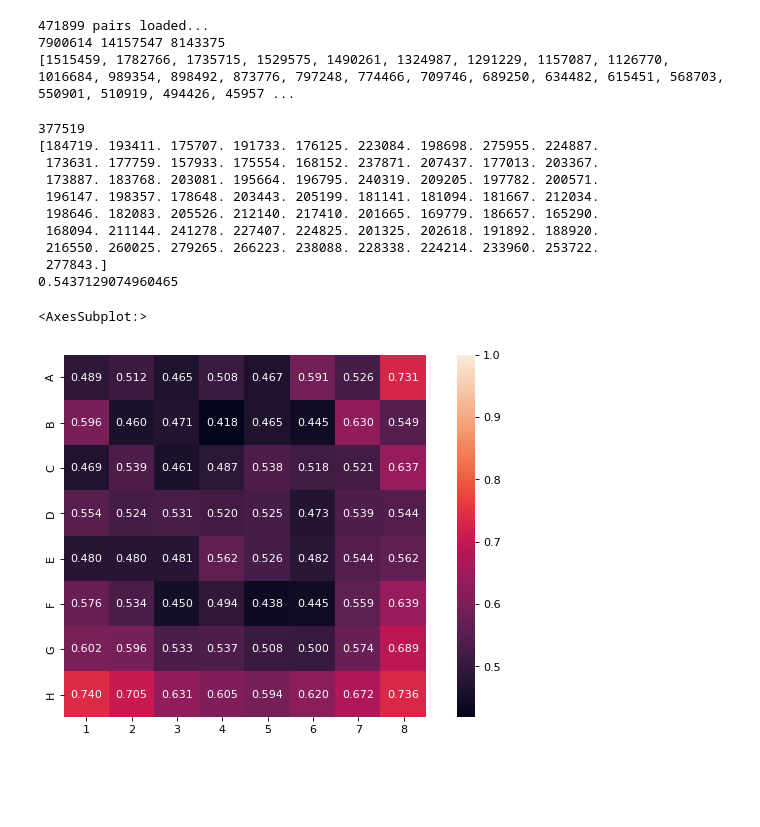
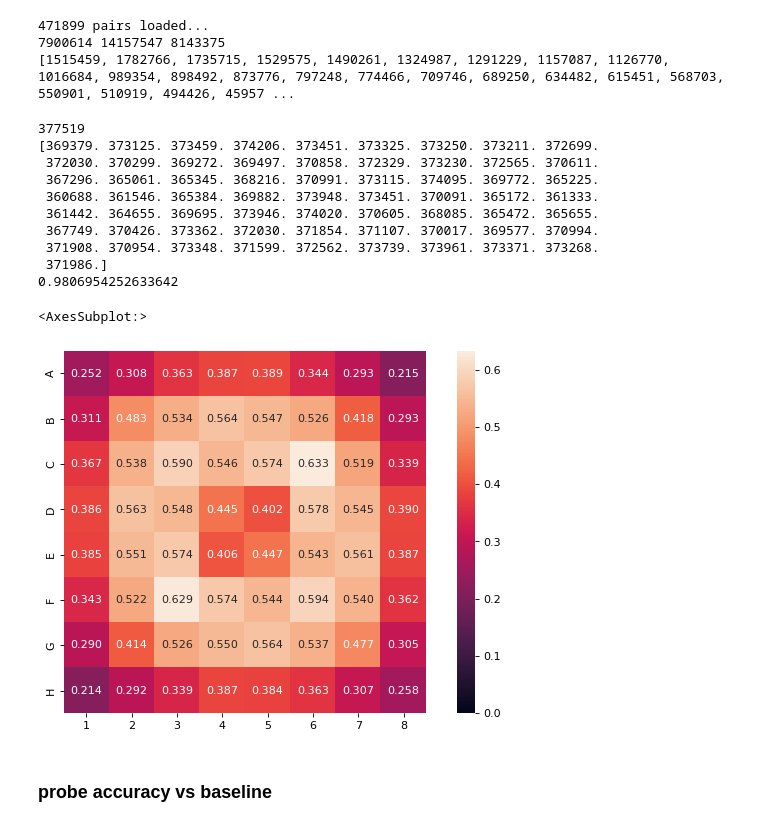
Before and after one commit to icemoon97/othello_world, a Jupyter notebook: probes.ipynb, the cells around one changed output. Drawn from its saved outputs; the diff is of its cells as text; code cells hidden in the pictures; blank space fills up the shorter version.

```diff
--- a/probes.ipynb
+++ b/probes.ipynb
@@ -139,7 +143,7 @@ test_loader = DataLoader(test_dataset, shuffle=True, pin_memory=True, batch_size
 [1515459, 1782766, 1735715, 1529575, 1490261, 1324987, 1291229, 1157087, 1126770, 1016684, 989354, 898492, 873776, 797248, 774466, 709746, 689250, 634482, 615451, 568703, 550901, 510919, 494426, 45957 ...
 # %%
 probe = BatteryProbeClassificationTwoLayer(device, probe_class=3, num_task=64, mid_dim=256)
-load_res = probe.load_state_dict(torch.load(f"./ckpts/bias/probes/state_tl256_b95/layer6/checkpoint.ckpt"))
+load_res = probe.load_state_dict(torch.load(f"./ckpts/bias/probes/state_tl256_control/layer6/checkpoint.ckpt"))
 
 probe = probe.to(device)
 # %%
@@ -166,23 +170,26 @@ print(total_correct)
 print(sum(total_correct) / (total_games * 64))
 # %% [output]
 377519
-[184719. 193411. 175707. 191733. 176125. 223084. 198698. 275955. 224887.
- 173631. 177759. 157933. 175554. 168152. 237871. 207437. 177013. 203367.
- 173887. 183768. 203081. 195664. 196795. 240319. 209205. 197782. 200571.
- 196147. 198357. 178648. 203443. 205199. 181141. 181094. 181667. 212034.
- 198646. 182083. 205526. 212140. 217410. 201665. 169779. 186657. 165290.
- 168094. 211144. 241278. 227407. 224825. 201325. 202618. 191892. 188920.
- 216550. 260025. 279265. 266223. 238088. 228338. 224214. 233960. 253722.
- 277843.]
-0.5437129074960465
+[369379. 373125. 373459. 374206. 373451. 373325. 373250. 373211. 372699.
+ 372030. 370299. 369272. 369497. 370858. 372329. 373230. 372565. 370611.
+ 367296. 365061. 365345. 368216. 370991. 373115. 374095. 369772. 365225.
+ 360688. 361546. 365384. 369882. 373948. 373451. 370091. 365172. 361333.
+ 361442. 364655. 369695. 373946. 374020. 370605. 368085. 365472. 365655.
+ 367749. 370426. 373362. 372030. 371854. 371107. 370017. 369577. 370994.
+ 371908. 370954. 373348. 371599. 372562. 373739. 373961. 373371. 373268.
+ 371986.]
+0.9806954252633642
+# %%
+baseline = np.load("visuals/data/probe_baseline_simple_10k.npy")
 # %%
 import seaborn as sns
 
 avg = total_correct / total_games
+diff = avg - baseline
 fig=plt.figure(figsize=(10, 6), dpi= 80, facecolor='w', edgecolor='k')
-sns.heatmap(avg.reshape(8, 8), vmax=1,
+sns.heatmap(diff.reshape(8, 8), vmin=0,
             yticklabels=list("ABCDEFGH"), xticklabels=list(range(1,9)), square=True,
             annot=True, fmt=".3f")
 # %% [output]
 <AxesSubplot:>
-[figure, old version]
+[figure, new version]
@@ -188,0 +198,2 @@ sns.heatmap(avg.reshape(8, 8), vmax=1,
+# %% [markdown]
+### probe accuracy vs baseline
```
Also changed, not shown: parts of 6 cells of this notebook, 6 other files.
